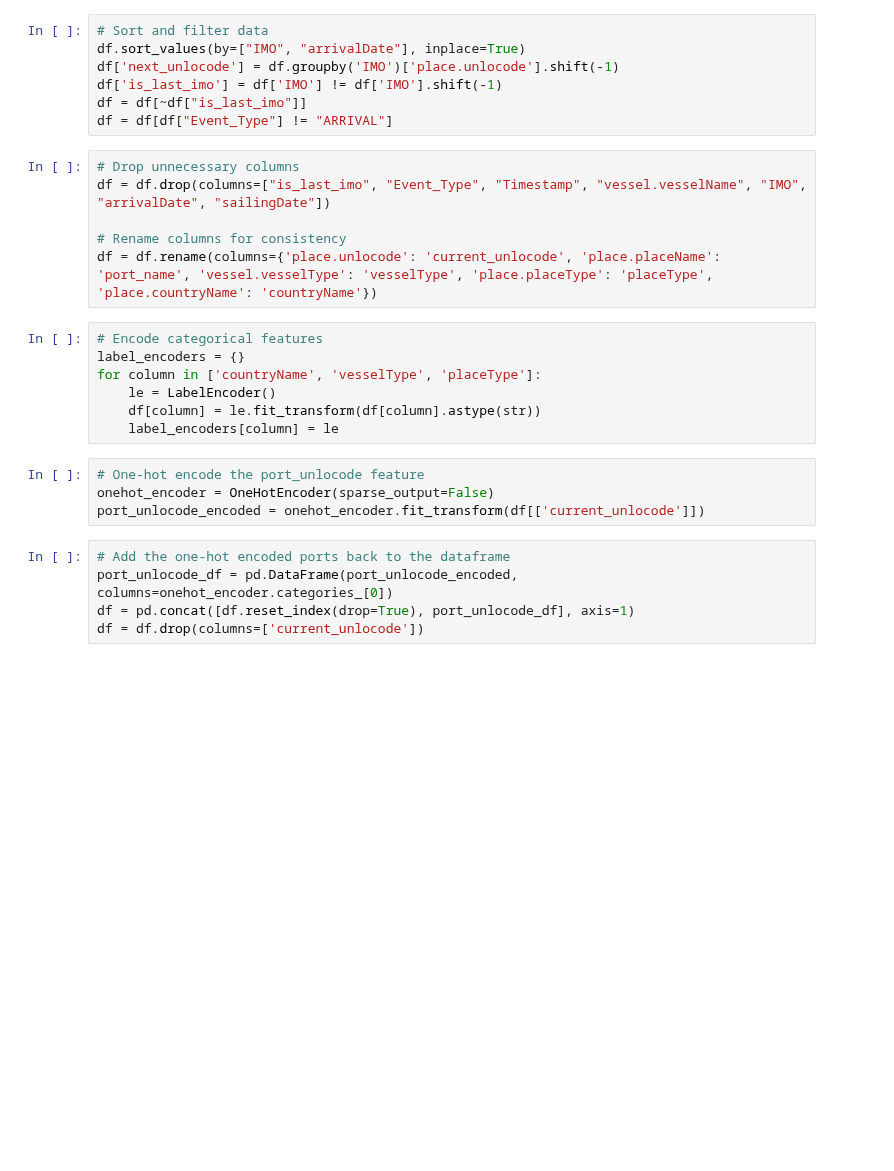
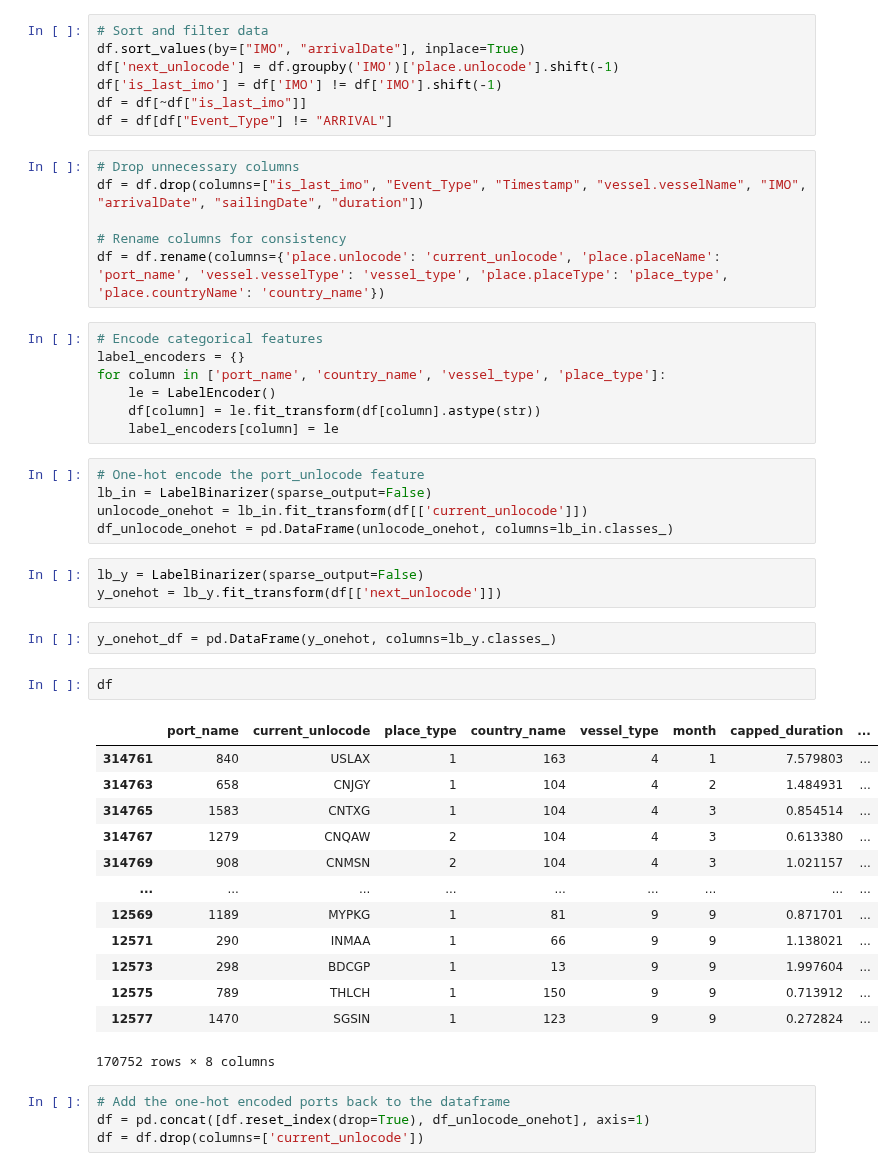
Before and after one commit to SySyAli/ais_port_prediction, a Jupyter notebook: notebooks/neural_network.ipynb, the cells around one changed output. Drawn from its saved outputs; the diff is of its cells as text; blank space fills up the shorter version.

```diff
--- a/notebooks/neural_network.ipynb
+++ b/notebooks/neural_network.ipynb
@@ -28,25 +38,46 @@ df = df[~df["is_last_imo"]]
 df = df[df["Event_Type"] != "ARRIVAL"]
 # %%
 # Drop unnecessary columns
-df = df.drop(columns=["is_last_imo", "Event_Type", "Timestamp", "vessel.vesselName", "IMO", "arrivalDate", "sailingDate"])
+df = df.drop(columns=["is_last_imo", "Event_Type", "Timestamp", "vessel.vesselName", "IMO", "arrivalDate", "sailingDate", "duration"])
 
 # Rename columns for consistency
-df = df.rename(columns={'place.unlocode': 'current_unlocode', 'place.placeName': 'port_name', 'vessel.vesselType': 'vesselType', 'place.placeType': 'placeType', 'place.countryName': 'countryName'})
+df = df.rename(columns={'place.unlocode': 'current_unlocode', 'place.placeName': 'port_name', 'vessel.vesselType': 'vessel_type', 'place.placeType': 'place_type', 'place.countryName': 'country_name'})
 # %%
 # Encode categorical features
 label_encoders = {}
-for column in ['countryName', 'vesselType', 'placeType']:
+for column in ['port_name', 'country_name', 'vessel_type', 'place_type']:
     le = LabelEncoder()
     df[column] = le.fit_transform(df[column].astype(str))
     label_encoders[column] = le
 # %%
 # One-hot encode the port_unlocode feature
-onehot_encoder = OneHotEncoder(sparse_output=False)
-port_unlocode_encoded = onehot_encoder.fit_transform(df[['current_unlocode']])
+lb_in = LabelBinarizer(sparse_output=False)
+unlocode_onehot = lb_in.fit_transform(df[['current_unlocode']])
+df_unlocode_onehot = pd.DataFrame(unlocode_onehot, columns=lb_in.classes_)
+# %%
+lb_y = LabelBinarizer(sparse_output=False)
+y_onehot = lb_y.fit_transform(df[['next_unlocode']])
+# %%
+y_onehot_df = pd.DataFrame(y_onehot, columns=lb_y.classes_)
+# %%
+df
+# %% [output]
+|  | port_name | current_unlocode | place_type | country_name | vessel_type | month | capped_duration | ... |
+| 314761 | 840 | USLAX | 1 | 163 | 4 | 1 | 7.579803 | ... |
+| 314763 | 658 | CNJGY | 1 | 104 | 4 | 2 | 1.484931 | ... |
+| 314765 | 1583 | CNTXG | 1 | 104 | 4 | 3 | 0.854514 | ... |
+| 314767 | 1279 | CNQAW | 2 | 104 | 4 | 3 | 0.613380 | ... |
+| 314769 | 908 | CNMSN | 2 | 104 | 4 | 3 | 1.021157 | ... |
+| ... | ... | ... | ... | ... | ... | ... | ... | ... |
+| 12569 | 1189 | MYPKG | 1 | 81 | 9 | 9 | 0.871701 | ... |
+| 12571 | 290 | INMAA | 1 | 66 | 9 | 9 | 1.138021 | ... |
+| 12573 | 298 | BDCGP | 1 | 13 | 9 | 9 | 1.997604 | ... |
+| 12575 | 789 | THLCH | 1 | 150 | 9 | 9 | 0.713912 | ... |
+| 12577 | 1470 | SGSIN | 1 | 123 | 9 | 9 | 0.272824 | ... |
+170752 rows × 8 columns
 # %%
 # Add the one-hot encoded ports back to the dataframe
-port_unlocode_df = pd.DataFrame(port_unlocode_encoded, columns=onehot_encoder.categories_[0])
-df = pd.concat([df.reset_index(drop=True), port_unlocode_df], axis=1)
+df = pd.concat([df.reset_index(drop=True), df_unlocode_onehot], axis=1)
 df = df.drop(columns=['current_unlocode'])
 # %%
 # Prepare features
```
Also changed, not shown: parts of 15 cells of this notebook.
